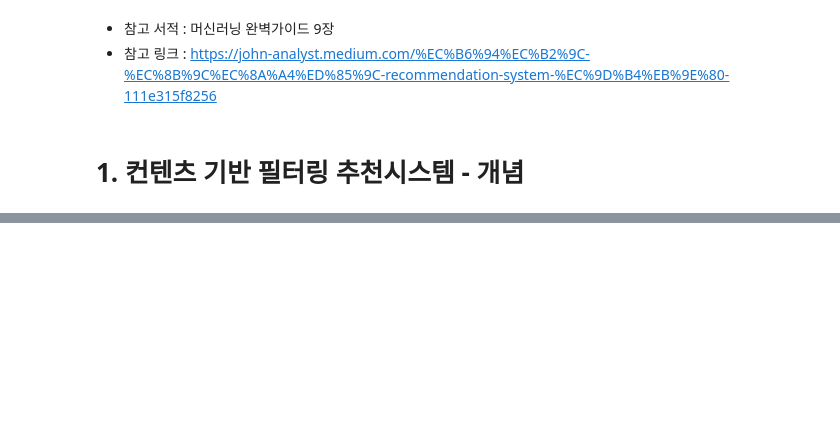
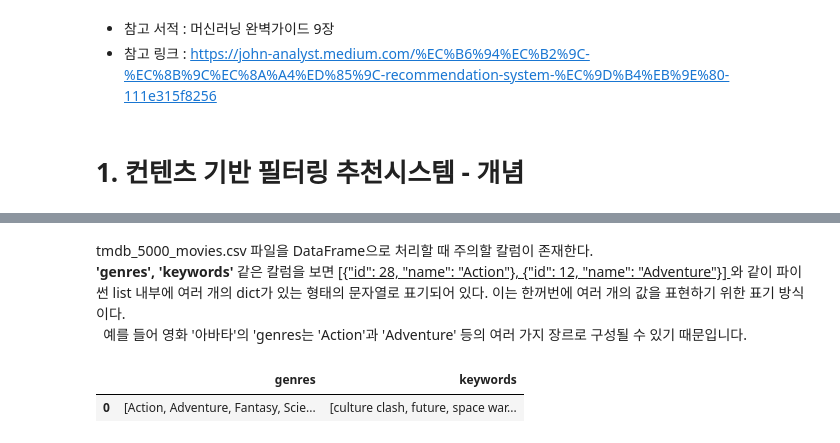
Before and after one commit to ByuungHyunPark/Recommend-System, a Jupyter notebook: 1. 컨텐츠 기반 필터링 추천시스템 .ipynb, the cells around one changed output, grey strips where cells are left out. Drawn from its saved outputs; the diff is of its cells as text; code cells hidden in the pictures; blank space fills up the shorter version.

```diff
--- a/1. 컨텐츠 기반 필터링 추천시스템 .ipynb
+++ b/1. 컨텐츠 기반 필터링 추천시스템 .ipynb
@@ -12,0 +52,19 @@ __쉽게말해, 사용자가 특정 곡을 좋아하는 경우, 이와 비슷한
+# %% [markdown]
+tmdb_5000_movies.csv 파일을 DataFrame으로 처리할 때 주의할 칼럼이 존재한다.<br> __'genres', 'keywords'__ 같은 칼럼을 보면 <u>[{"id": 28, "name": "Action"}, {"id": 12, "name": "Adventure"}] </u> 와 같이 파이썬 list 내부에 여러 개의 dict가 있는 형태의 문자열로 표기되어 있다. 이는 한꺼번에 여러 개의 값을 표현하기 위한 표기 방식이다.  <br>
+&nbsp; 예를 들어 영화 '아바타'의 'genres는 'Action'과 'Adventure' 등의 여러 가지 장르로 구성될 수 있기 때문입니다.
+# %%
+from ast import literal_eval
+
+# string => dict
+movies_df['genres'] = movies_df['genres'].apply(literal_eval)
+movies_df['keywords'] = movies_df['keywords'].apply(literal_eval)
+
+
+# extract genres and keyword by dictionary
+movies_df['genres'] = movies_df['genres'].apply(lambda x : [y['name'] for y in x])
+movies_df['keywords'] = movies_df['keywords'].apply(lambda x : [y['name'] for y in x])
+
+movies_df[['genres', 'keywords']][:1]
+# %% [output]
+|  | genres | keywords |
+| 0 | [Action, Adventure, Fantasy, Scie... | [culture clash, future, space war... |
```
Also changed, not shown: parts of 10 cells of this notebook.
